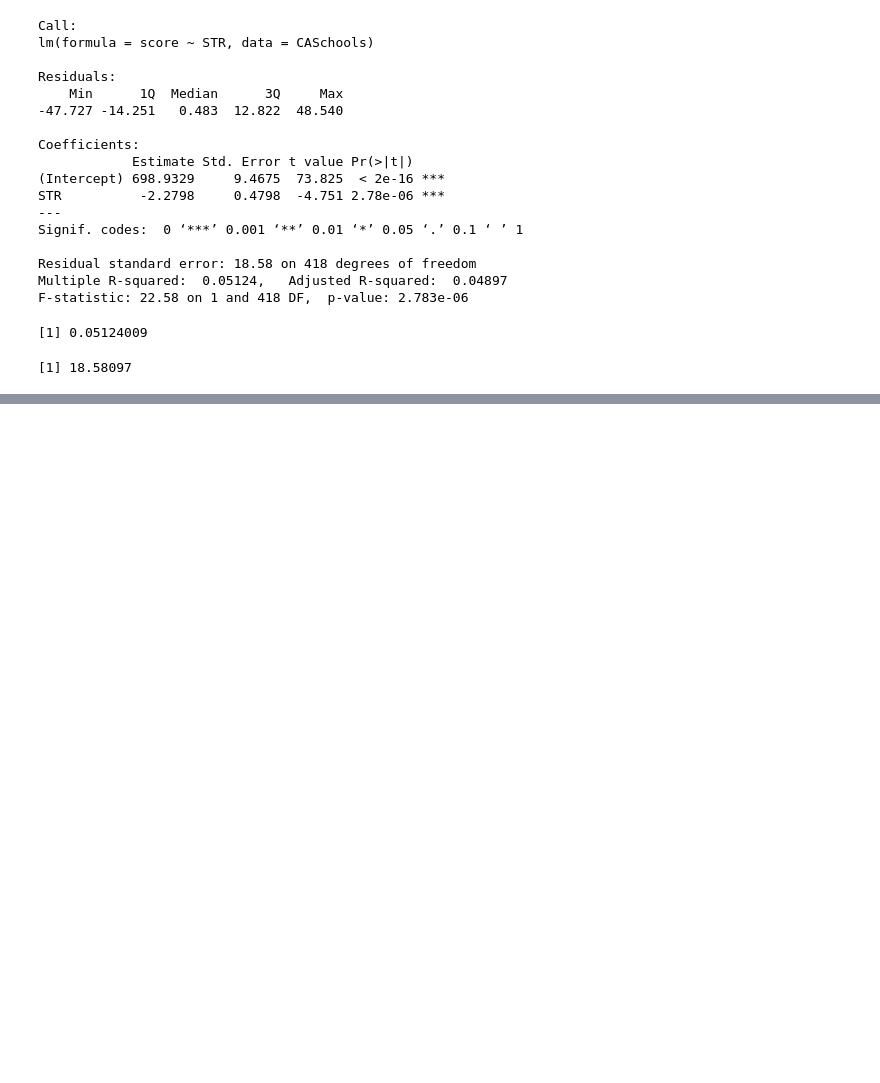
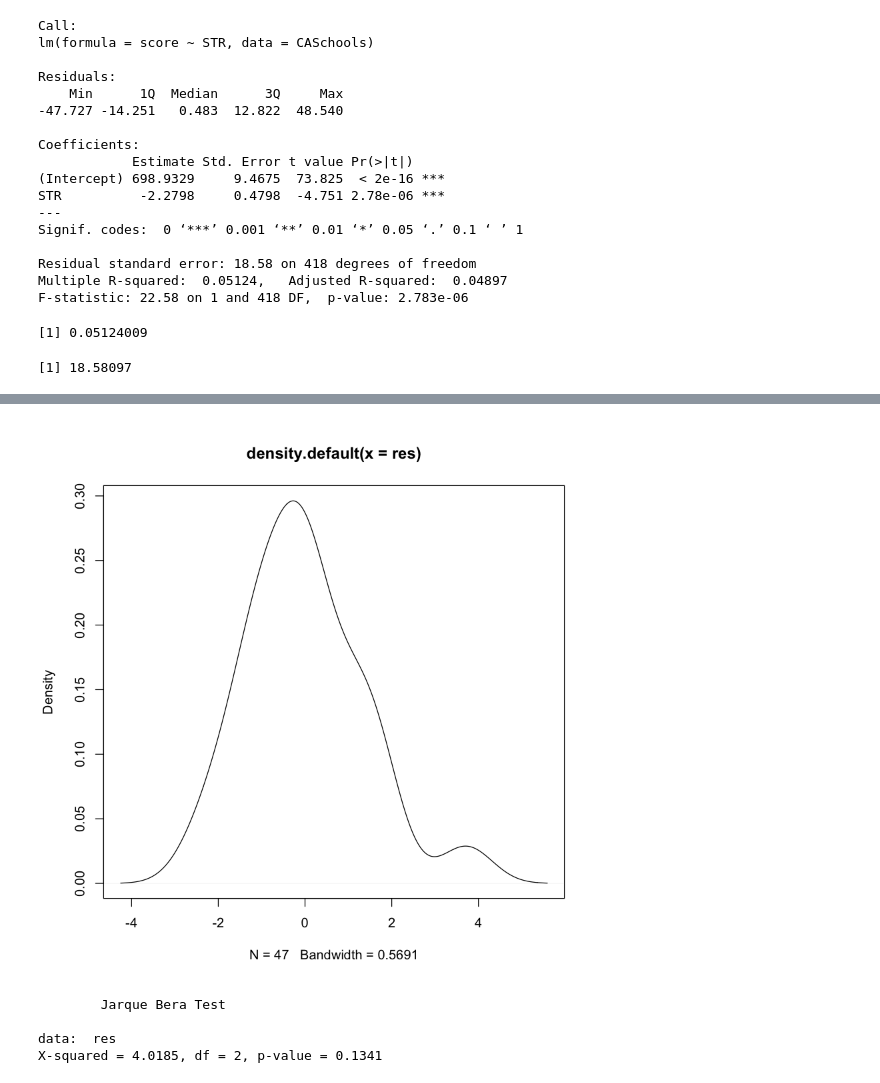
Before and after one commit to amerpandey/regression, a Jupyter notebook: Regression.ipynb, the cells around one changed output, grey strips where cells are left out. Cells and saved outputs as stored; diff of their text form; code cells hidden in the pictures; blank space fills up the shorter version.

```diff
--- a/Regression.ipynb
+++ b/Regression.ipynb
@@ -165,0 +238,7 @@ SER
+# %%
+# normalizing plot
+
+d <- density(res)
+plot(d)
+# %% [output]
+[figure, added]
@@ -165,0 +247,9 @@ SER
+# %%
+library(tseries)
+
+jarque.bera.test(res)
+# %% [output]
+        Jarque Bera Test
+
+data:  res
+X-squared = 4.0185, df = 2, p-value = 0.1341
```
Also changed, not shown: parts of 11 cells of this notebook, 2 other files.
